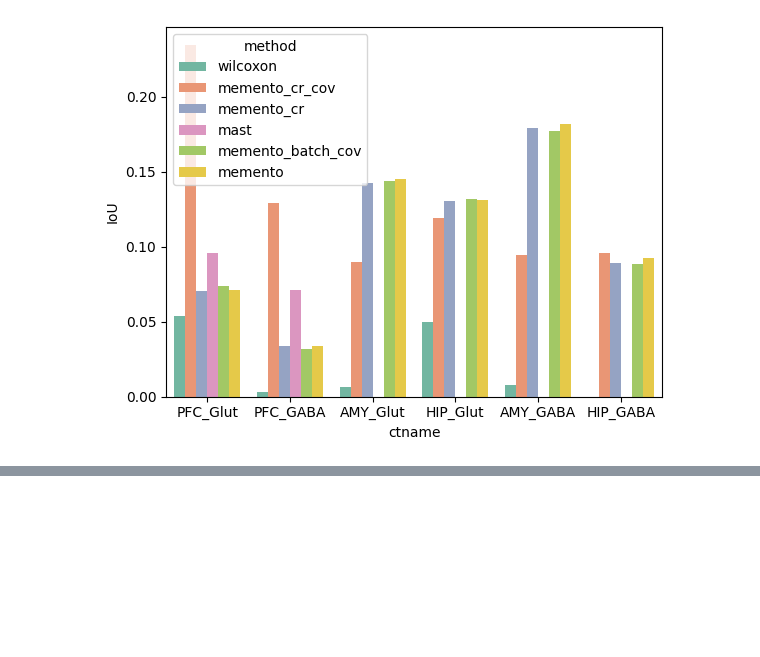
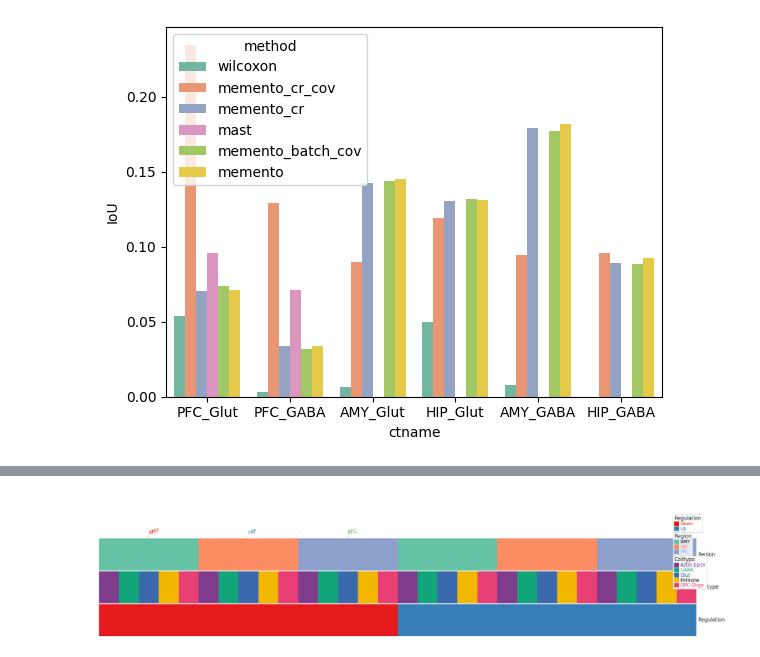
Before and after one commit to juychen/scmmd, a Jupyter notebook: 11testdegmethods.ipynb, the cells around one changed output, grey strips where cells are left out. Drawn from its saved outputs; the diff is of its cells as text; code cells hidden in the pictures; blank space fills up the shorter version.

```diff
--- a/11testdegmethods.ipynb
+++ b/11testdegmethods.ipynb
@@ -422,0 +467,12 @@ df_memento_cr
+# %%
+import PyComplexHeatmap as pch
+df_ctname_con = df_memento_cr.sort_values(by=['regulation','region','celltype.L1']).drop_duplicates(['ctname_con'])['ctname_con'].reset_index()
+# %%
+df_ctname_con['Celltype.L1'] = df_ctname_con['ctname_con'].str.split('_').str[1]
+df_ctname_con['Regulation'] = df_ctname_con['ctname_con'].str.split('_').str[2]
+df_ctname_con['Region'] = df_ctname_con['ctname_con'].str.split('_').str[0]
+# %%
+df_ctname_con.set_index('ctname_con', inplace=True)
+# %%
+df_ctname_con = df_ctname_con.loc[order]
+df_ctname_con.head()
@@ -422,0 +507,16 @@ df_memento_cr
+# %%
+plt.figure(figsize=(20, 5))
+col_ha = pch.HeatmapAnnotation(
+                                label=pch.anno_label(df_ctname_con['Region'], merge=True,rotation=15),
+                                #Sample_name=pch.anno_simple(ntc.reset_index()['sample'],legend=True), axis=1,
+
+                                 #Sample_name=pch.anno_simple(meta_atac.Sample_name,add_text=True,legend=True),
+                                Region=pch.anno_simple(df_ctname_con['Region'], add_text=False,legend=True,text_kws={'color':'black'},cmap='Set2'),
+                                Celltype=pch.anno_simple(df_ctname_con['Celltype.L1'], add_text=False,legend=True,text_kws={'color':'black'},cmap='Bold'),
+                                Regulation=pch.anno_simple(df_ctname_con['Regulation'], add_text=False,legend=True,text_kws={'color':'black'},cmap='Set1'),
+
+                            #    pro=pch.anno_barplot(df=df_pro.iloc[:,1:],legend=True,cmap='tab10',stacked=True),
+                               plot=True,legend=False,legend_gap=0,hgap=0.5)
+plt.tight_layout()
+plt.show()
+# %% [output]
@@ -423 +525,2 @@ df_memento_cr
+[figure, added]
 # %%
```
Also changed, not shown: parts of 12 cells of this notebook.
